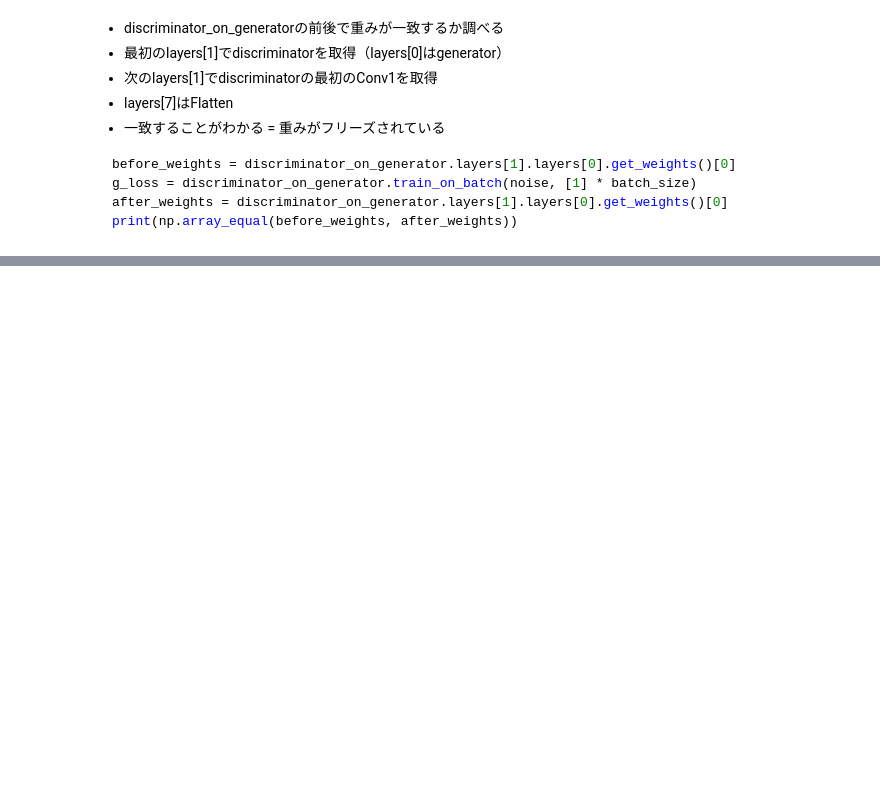
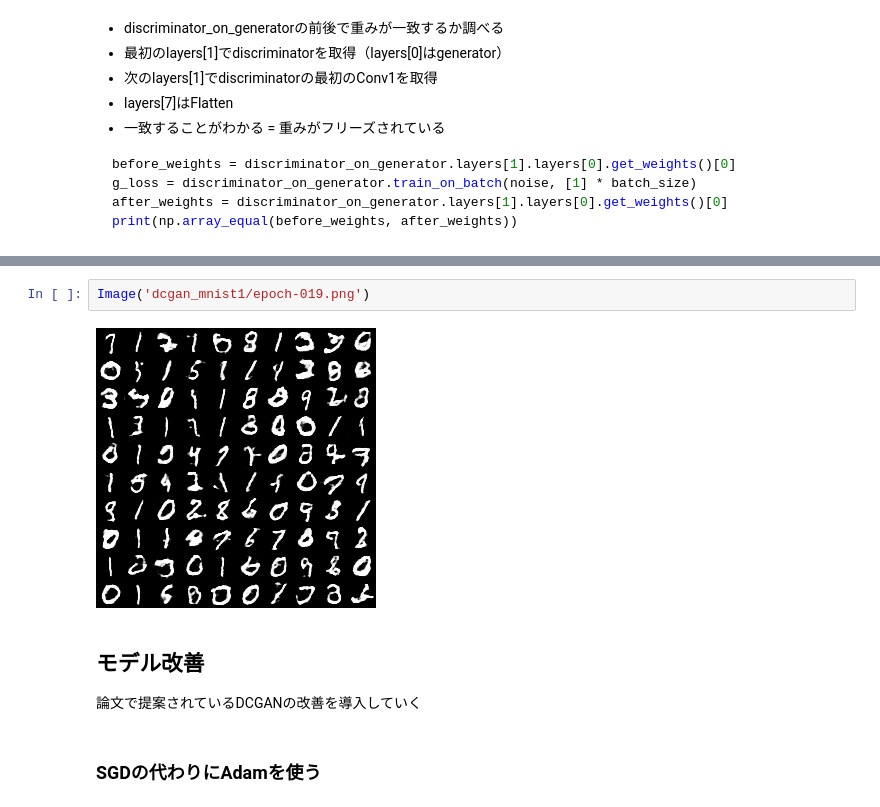
Before and after one commit to aidiary/notebooks, a Jupyter notebook: keras/170615-mnist-dcgan.ipynb, the cells around one changed output, grey strips where cells are left out. Saved outputs shown, nothing was run; the diff lists cells and outputs as text; blank space fills up the shorter version.

```diff
--- a/keras/170615-mnist-dcgan.ipynb
+++ b/keras/170615-mnist-dcgan.ipynb
@@ -244,0 +291,10 @@ KeyboardInterrupt:
+# %%
+Image('dcgan_mnist1/epoch-019.png')
+# %% [output]
+[figure, added]
+# %% [markdown]
+## モデル改善
+
+論文で提案されているDCGANの改善を導入していく
+# %% [markdown]
+### SGDの代わりにAdamを使う
```
Also changed, not shown: parts of 16 cells of this notebook.
